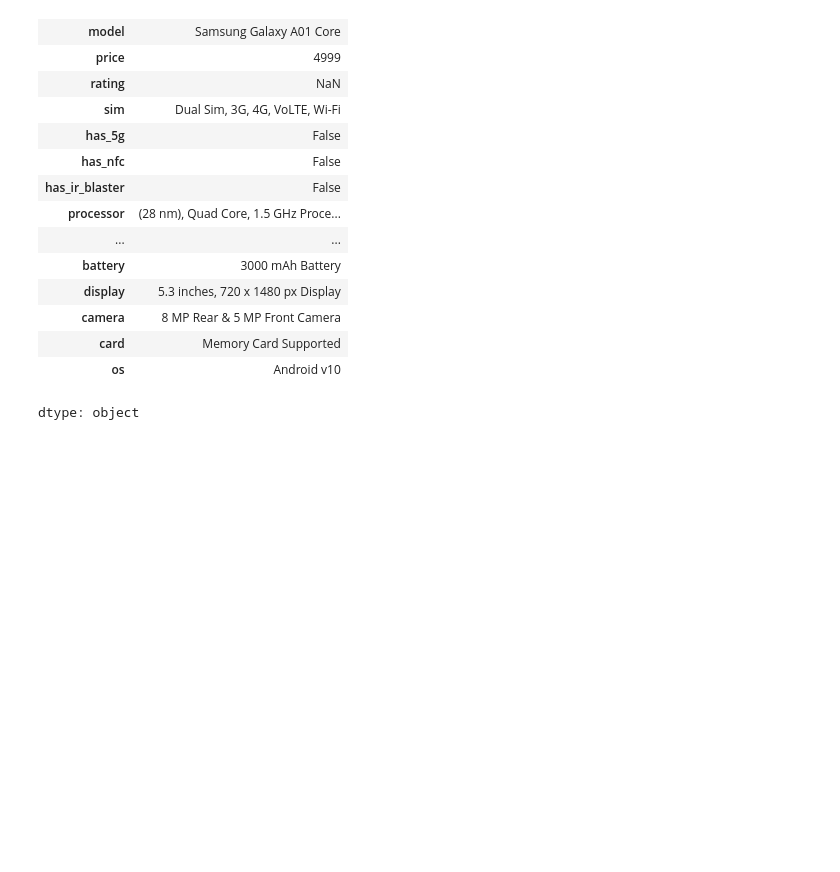
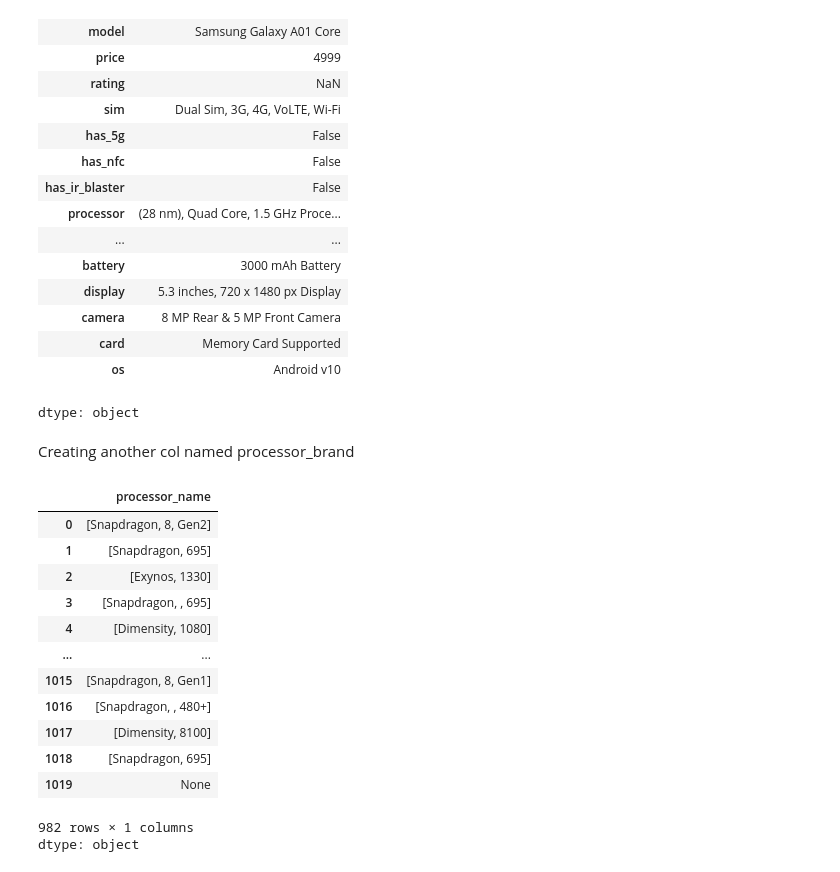
Before and after one commit to Muhammad-Waleed-Source/Data-Analysis-Process, a Jupyter notebook: Data Cleaning/1-Data-Cleaning.ipynb, the cells around one changed output. Cells and saved outputs as stored; diff of their text form; code cells hidden in the pictures; blank space fills up the shorter version.

Commit message:
Processor brand col created from processor name

```diff
--- a/Data Cleaning/1-Data-Cleaning.ipynb
+++ b/Data Cleaning/1-Data-Cleaning.ipynb
@@ -1314,3 +1314,22 @@ df1.loc[856]
 | card | Memory Card Supported |
 | os | Android v10 |
 dtype: object
+# %% [markdown]
+Creating another col named processor_brand
+# %%
+df1['processor_name'].str.split(' ')
+# %% [output]
+|  | processor_name |
+| 0 | [Snapdragon, 8, Gen2] |
+| 1 | [Snapdragon, 695] |
+| 2 | [Exynos, 1330] |
+| 3 | [Snapdragon, , 695] |
+| 4 | [Dimensity, 1080] |
+| ... | ... |
+| 1015 | [Snapdragon, 8, Gen1] |
+| 1016 | [Snapdragon, , 480+] |
+| 1017 | [Dimensity, 8100] |
+| 1018 | [Snapdragon, 695] |
+| 1019 | None |
+982 rows × 1 columns
+dtype: object
```
Also changed, not shown: parts of 3 cells of this notebook.
